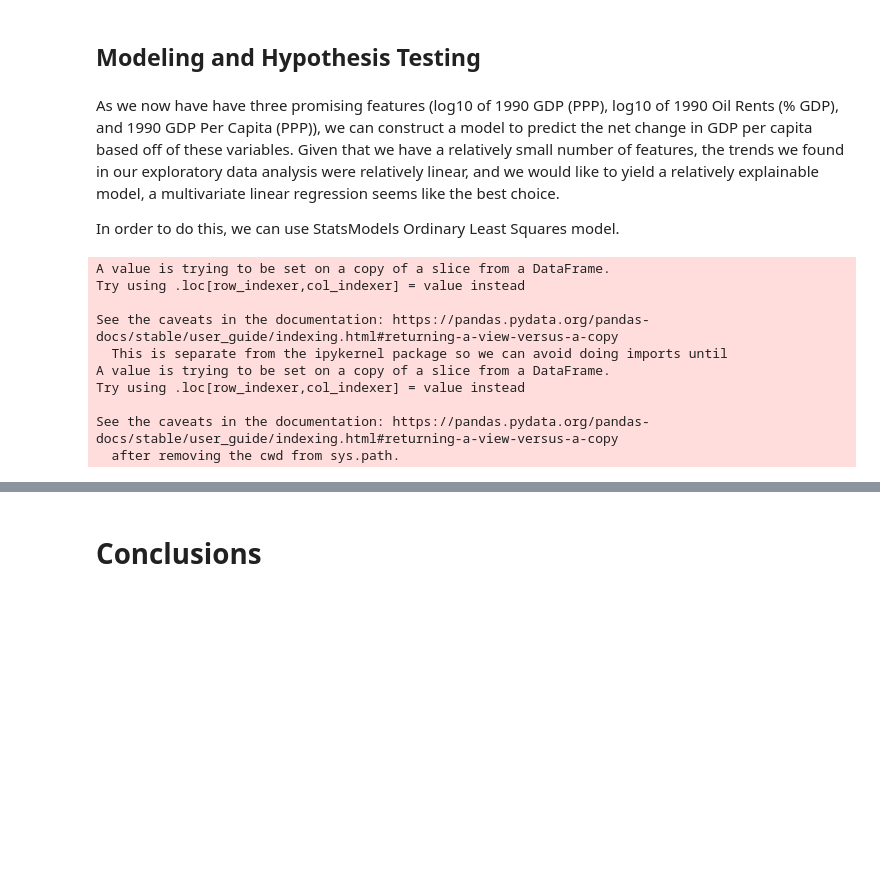
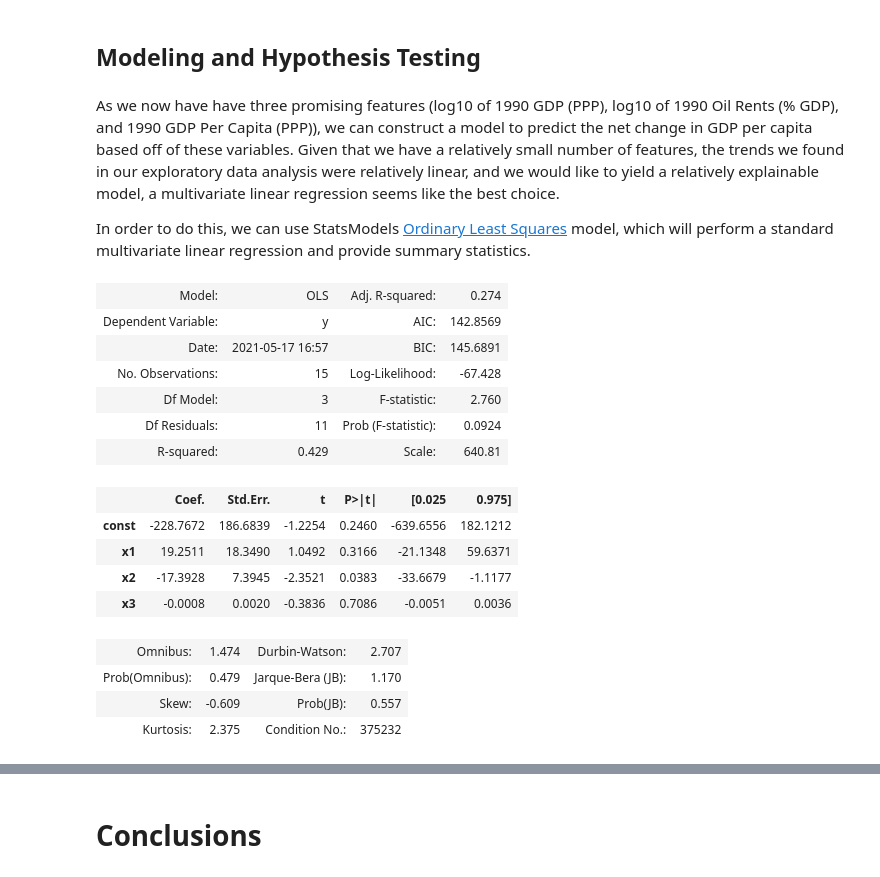
Before and after one commit to RedRussianBear/cmsc320-final, a Jupyter notebook: Predicting Economic Outcomes Following the Collapse of Communism.ipynb, the cells around one changed output, grey strips where cells are left out. Saved outputs shown, nothing was run; the diff lists cells and outputs as text; code cells hidden in the pictures; blank space fills up the shorter version.

```diff
--- a/Predicting Economic Outcomes Following the Collapse of Communism.ipynb
+++ b/Predicting Economic Outcomes Following the Collapse of Communism.ipynb
@@ -248,29 +245,34 @@ By inspection, there appears to be a general positive trend, though Ukrain, Pola
 # %% [markdown]
 As we now have have three promising features (log10 of 1990 GDP (PPP), log10 of 1990 Oil Rents (% GDP), and 1990 GDP Per Capita (PPP)), we can construct a model to predict the net change in GDP per capita based off of these variables. Given that we have a relatively small number of features, the trends we found in our exploratory data analysis were relatively linear, and we would like to yield a relatively explainable model, a multivariate linear regression seems like the best choice.
 
-In order to do this, we can use StatsModels Ordinary Least Squares model.
+In order to do this, we can use StatsModels [Ordinary Least Squares](https://www.statsmodels.org/stable/examples/notebooks/generated/ols.html) model, which will perform a standard multivariate linear regression and provide summary statistics.
 # %%
 import statsmodels.api as sm
 
 gdppc_ppp['log10 of 1990 GDP PPP'] = np.log10(gdppc_ppp['1990 GDP PPP'])
 gdppc_ppp['log10 of 1990 Oil Rents'] = np.log10(gdppc_ppp['1990 Oil Rents'])
 
 xs = gdppc_ppp[['log10 of 1990 GDP PPP', 'log10 of 1990 Oil Rents', '1990 GDP Per Capita']].values
 xs = sm.add_constant(xs)
 ys = gdppc_ppp['Net Change'].values
 
 model = sm.OLS(ys,xs)
 lr = model.fit()
-p_values = lr.summary2().tables[1]['P>|t|']
 lr.summary2()
 # %% [output]
-A value is trying to be set on a copy of a slice from a DataFrame.
-Try using .loc[row_indexer,col_indexer] = value instead
-
-See the caveats in the documentation: https://pandas.pydata.org/pandas-docs/stable/user_guide/indexing.html#returning-a-view-versus-a-copy
-  This is separate from the ipykernel package so we can avoid doing imports until
-A value is trying to be set on a copy of a slice from a DataFrame.
-Try using .loc[row_indexer,col_indexer] = value instead
-
-See the caveats in the documentation: https://pandas.pydata.org/pandas-docs/stable/user_guide/indexing.html#returning-a-view-versus-a-copy
-  after removing the cwd from sys.path.
+| Model: | OLS | Adj. R-squared: | 0.274 |
+| Dependent Variable: | y | AIC: | 142.8569 |
+| Date: | 2021-05-17 16:57 | BIC: | 145.6891 |
+| No. Observations: | 15 | Log-Likelihood: | -67.428 |
+| Df Model: | 3 | F-statistic: | 2.760 |
+| Df Residuals: | 11 | Prob (F-statistic): | 0.0924 |
+| R-squared: | 0.429 | Scale: | 640.81 |
+|  | Coef. | Std.Err. | t | P>|t| | [0.025 | 0.975] |
+| const | -228.7672 | 186.6839 | -1.2254 | 0.2460 | -639.6556 | 182.1212 |
+| x1 | 19.2511 | 18.3490 | 1.0492 | 0.3166 | -21.1348 | 59.6371 |
+| x2 | -17.3928 | 7.3945 | -2.3521 | 0.0383 | -33.6679 | -1.1177 |
+| x3 | -0.0008 | 0.0020 | -0.3836 | 0.7086 | -0.0051 | 0.0036 |
+| Omnibus: | 1.474 | Durbin-Watson: | 2.707 |
+| Prob(Omnibus): | 0.479 | Jarque-Bera (JB): | 1.170 |
+| Skew: | -0.609 | Prob(JB): | 0.557 |
+| Kurtosis: | 2.375 | Condition No.: | 375232 |
```
Also changed, not shown: parts of 23 cells of this notebook, 1 other file.
